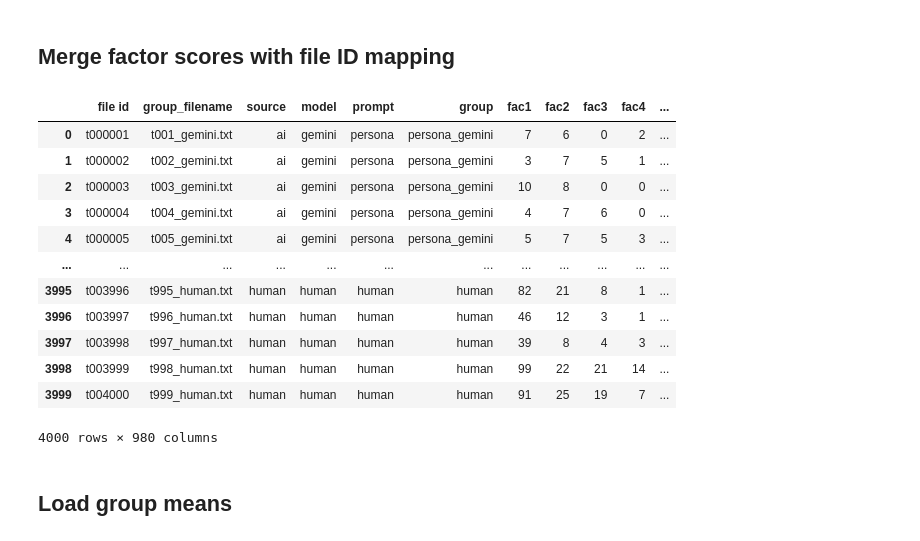
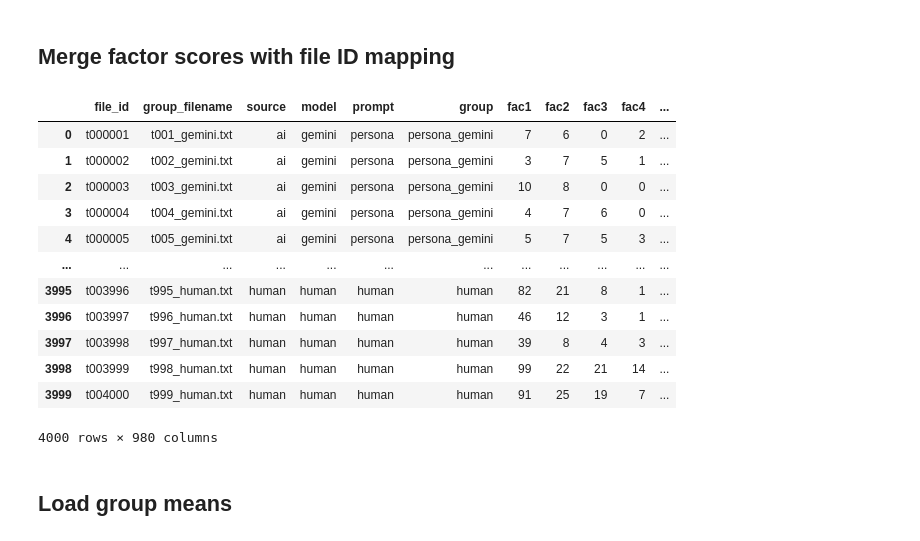
Before and after one commit to laelgelc/cl_st2_arianne, a Jupyter notebook: cl_st2_ph2_arianne/examples_simulation.ipynb, the cells around one changed output. Drawn from its saved outputs; the diff is of its cells as text; code cells hidden in the pictures.

```diff
--- a/cl_st2_ph2_arianne/cl_st2_ph2_arianne_examples_simulation.ipynb
+++ b/cl_st2_ph2_arianne/examples_simulation.ipynb
@@ -20,7 +24,7 @@ FILE_IDS_PATH = Path("file_ids.txt")
 import pandas as pd
 
 scores_df = pd.read_csv(SCORES_FILE, sep="\t")
-scores_df = scores_df.rename(columns={"filename": "file id"})
+scores_df = scores_df.rename(columns={"filename": "file_id"})
 
 scores_df
 # %% [output]
@@ -43,7 +47,7 @@ scores_df
 file_ids_df = pd.read_csv(
     FILE_IDS_PATH,
     sep=" ",
-    names=["file id", "group_filename"],
+    names=["file_id", "group_filename"],
 )
 
 file_ids_df.head()
@@ -57,15 +61,15 @@ file_ids_df.head()
 # %% [markdown]
 ## Merge factor scores with file ID mapping
 # %%
-scores_file_ids_df = scores_df.merge(file_ids_df, on="file id", how="left")
+scores_file_ids_df = scores_df.merge(file_ids_df, on="file_id", how="left")
 scores_file_ids_df = scores_file_ids_df[
-    ["file id", "group_filename"]
-    + [col for col in scores_file_ids_df.columns if col not in ["file id", "group_filename"]]
+    ["file_id", "group_filename"]
+    + [col for col in scores_file_ids_df.columns if col not in ["file_id", "group_filename"]]
     ]
 
 scores_file_ids_df
 # %% [output]
-|  | file id | group_filename | source | model | prompt | group | fac1 | fac2 | fac3 | fac4 | ... |
+|  | file_id | group_filename | source | model | prompt | group | fac1 | fac2 | fac3 | fac4 | ... |
 | 0 | t000001 | t001_gemini.txt | ai | gemini | persona | persona_gemini | 7 | 6 | 0 | 2 | ... |
 | 1 | t000002 | t002_gemini.txt | ai | gemini | persona | persona_gemini | 3 | 7 | 5 | 1 | ... |
 | 2 | t000003 | t003_gemini.txt | ai | gemini | persona | persona_gemini | 10 | 8 | 0 | 0 | ... |
```
Also changed, not shown: parts of 11 cells of this notebook, 1 other file.
